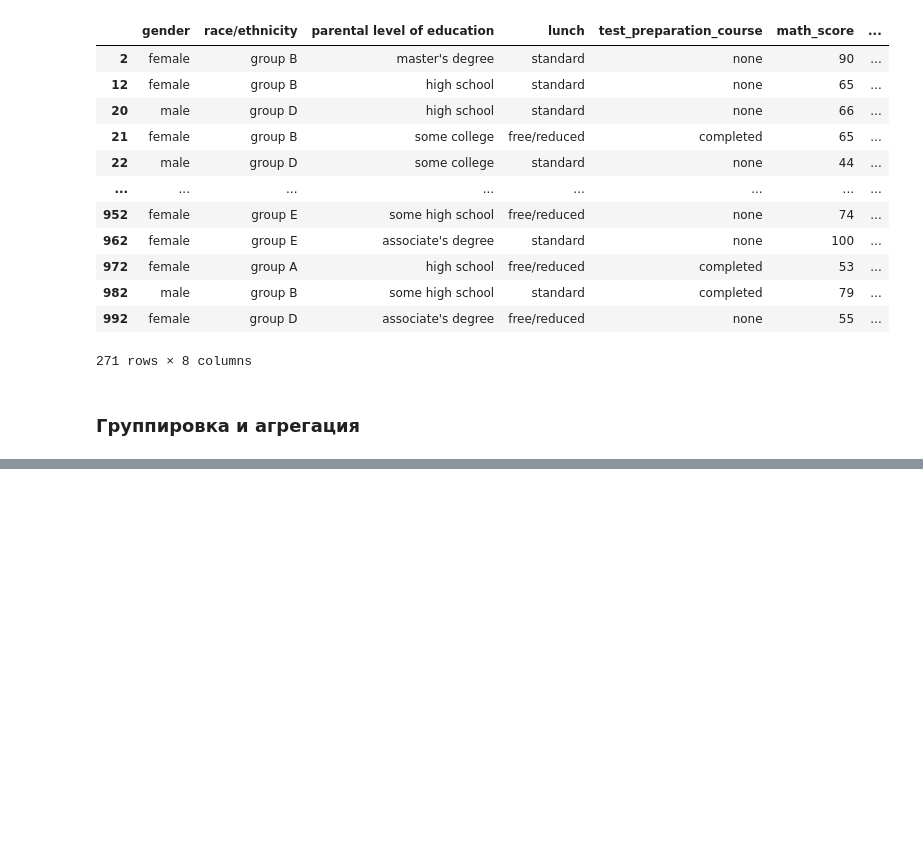
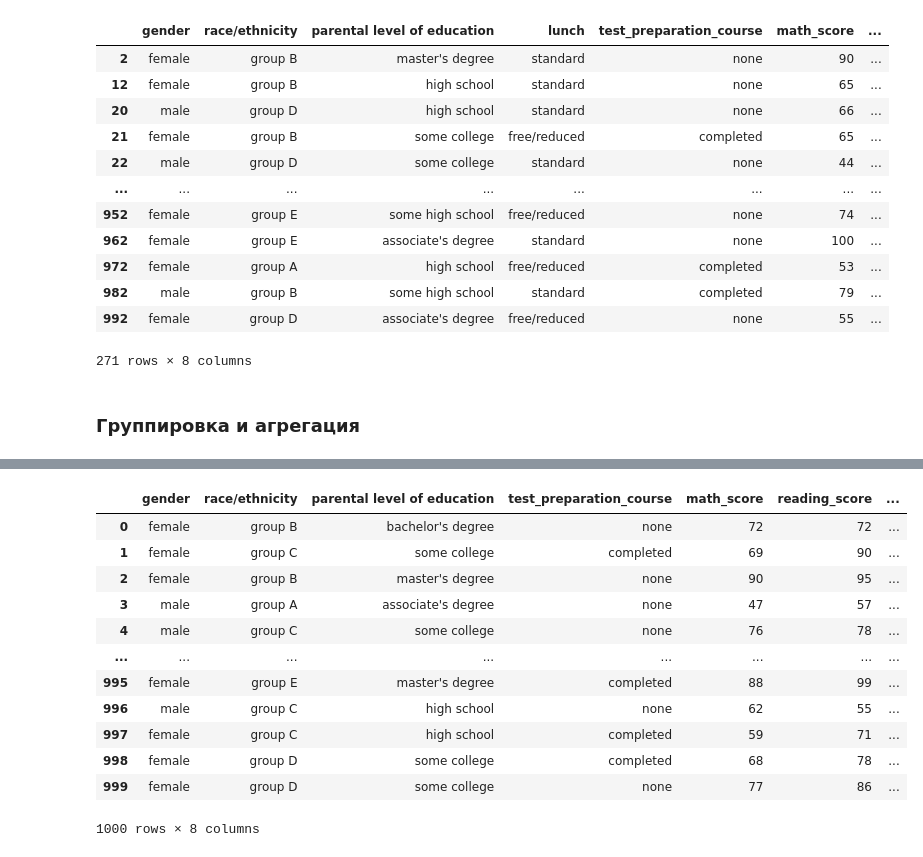
Before and after one commit to AndrewSalygin/ML_practice, a Jupyter notebook: ML.ipynb, the cells around one changed output, grey strips where cells are left out. Cells and saved outputs as stored; diff of their text form; code cells hidden in the pictures; blank space fills up the shorter version.

```diff
--- a/ML.ipynb
+++ b/ML.ipynb
@@ -405,0 +523,16 @@ df.filter(like = '2', axis = 0)
+# %%
+df.drop(['total_score', 'lunch'], axis = 1)
+# %% [output]
+|  | gender | race/ethnicity | parental level of education | test_preparation_course | math_score | reading_score | ... |
+| 0 | female | group B | bachelor's degree | none | 72 | 72 | ... |
+| 1 | female | group C | some college | completed | 69 | 90 | ... |
+| 2 | female | group B | master's degree | none | 90 | 95 | ... |
+| 3 | male | group A | associate's degree | none | 47 | 57 | ... |
+| 4 | male | group C | some college | none | 76 | 78 | ... |
+| ... | ... | ... | ... | ... | ... | ... | ... |
+| 995 | female | group E | master's degree | completed | 88 | 99 | ... |
+| 996 | male | group C | high school | none | 62 | 55 | ... |
+| 997 | female | group C | high school | completed | 59 | 71 | ... |
+| 998 | female | group D | some college | completed | 68 | 78 | ... |
+| 999 | female | group D | some college | none | 77 | 86 | ... |
+1000 rows × 8 columns
```
Also changed, not shown: parts of 32 cells of this notebook, 3 other files.
